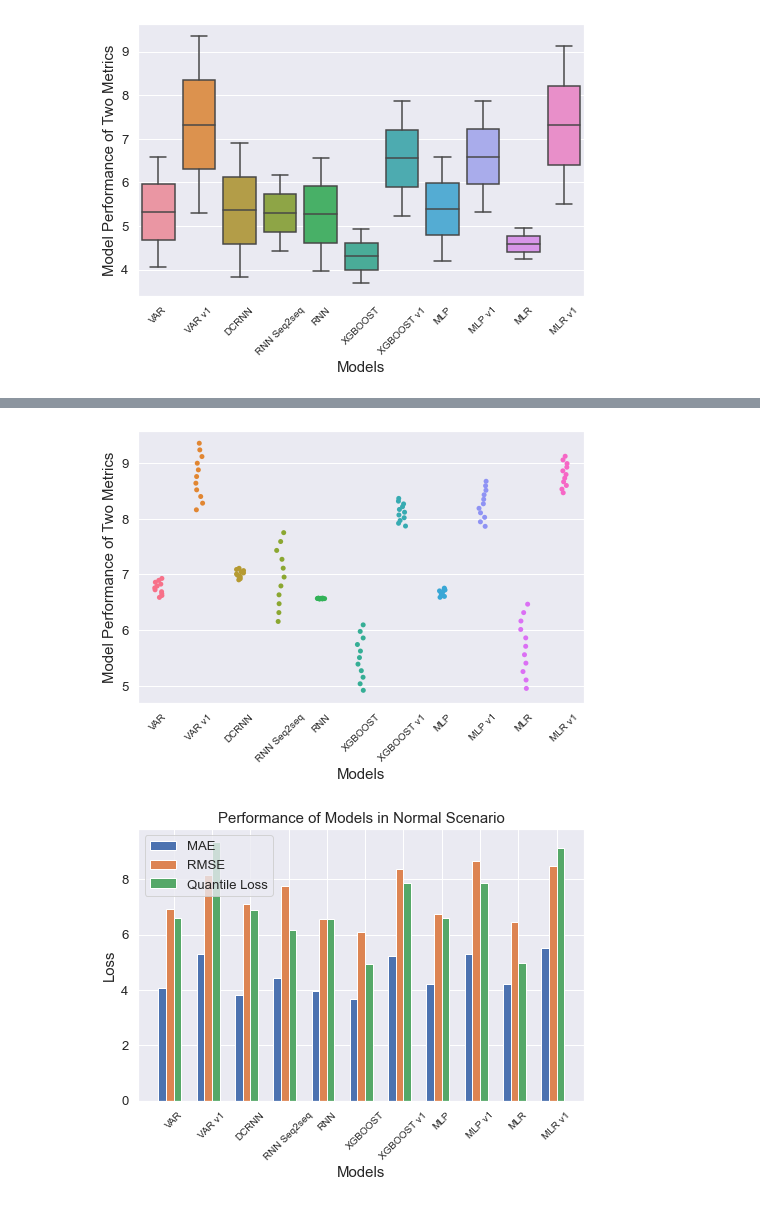
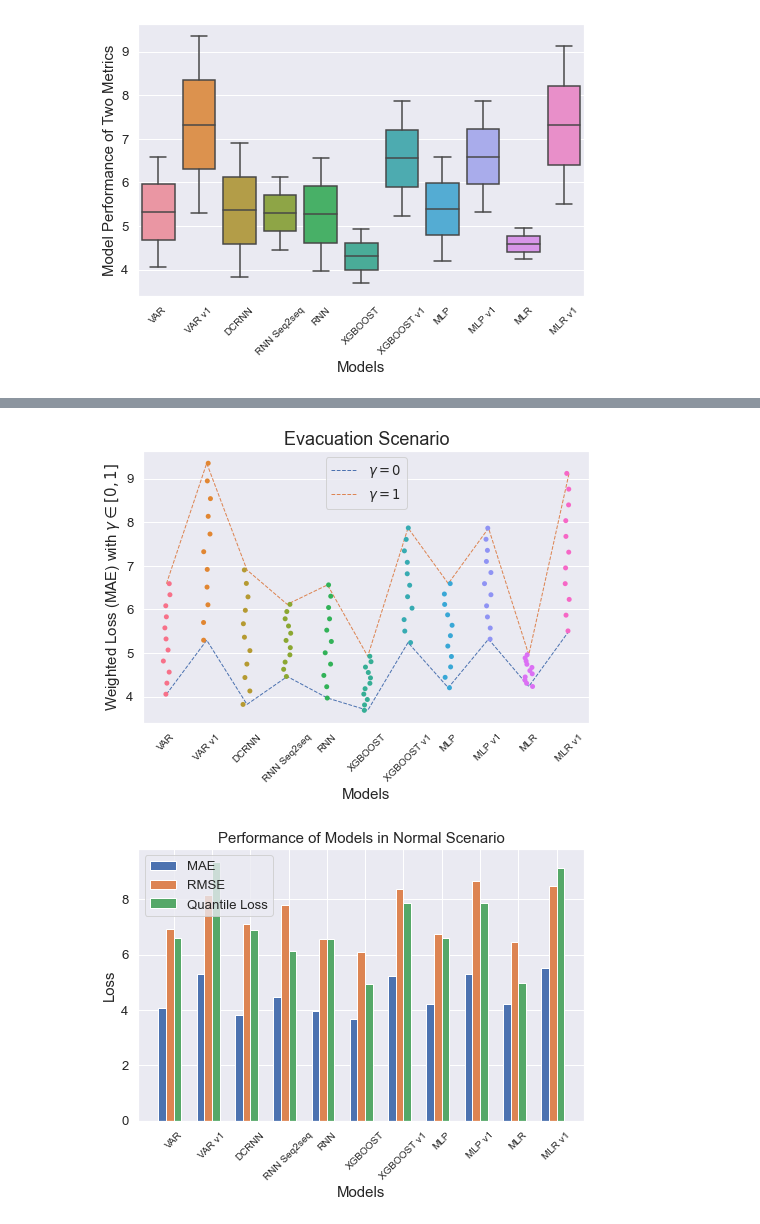
Before and after one commit to WaimenMak/Benchmarking-Crowd-Flow-Prediction, a Jupyter notebook: Scenario Processing.ipynb, the cells around one changed output, grey strips where cells are left out. Cells and saved outputs as stored; diff of their text form; code cells hidden in the pictures.

```diff
--- a/Scenario Processing.ipynb
+++ b/Scenario Processing.ipynb
@@ -1033,6 +1033,7 @@ def plot_weighted_loss_line(L1, L2, models, save=False):
     # Add y-title to the left side
     plt.ylabel("Normalized RMSE", fontsize=15)
     plt.xlabel("γ", fontsize=15)
+    plt.title("Evacuation Scenario", fontsize=18)
     # Create a second y-axis on the right side
     ax2 = plt.gca().twinx()
     ax2.set_ylim(ax.get_ylim())
@@ -1044,6 +1045,31 @@ def plot_weighted_loss_line(L1, L2, models, save=False):
     # plt.show()
     if save:
         plt.savefig(f'./fig/weighted_loss_line_{mode}.pdf', bbox_inches='tight')
+
+def plot_weighted_loss_dot(L1, L2, models, save=False):
+    fig, ax = plt.subplots(figsize=(8,8))
+    color_map = plt.get_cmap('tab10')
+    num_colors = len(models)
+    colors = [color_map(i) for i in np.linspace(0, 1, num_colors)]
+    # Plot the dots with assigned colors
+    # plt.scatter(L1, L2, c=colors, cmap='viridis', s=100, label=models)
+    # Plot the dots
+    for i in range(len(models)):
+        plt.scatter(L1[i], L2[i], c=[colors[i]], s=100, label=models[i])
+    # Add labels for each point
+    for i, model in enumerate(models):
+        plt.text(L1[i], L2[i], model, ha='right', va='bottom', fontsize=10)
+
+    # Show y-ticks on both sides
+    # plt.tick_params(axis='y', which='both', left=True, right=True)
+
+    # Add axis labels and title
+    plt.xlabel("MAE", fontsize=15)
+    plt.ylabel("Quantile 0.9", fontsize=15)
+    plt.title("Normal Scenario", fontsize=18)
+    plt.legend()
+    if save:
+        plt.savefig('./fig/weighted_loss_dot.pdf', bbox_inches='tight')
 
 def plot_weighted_loss_box(L1, L2, models, save=False):
    gamma = np.arange(0, 1.1, 0.1)
@@ -1058,7 +1084,7 @@ def plot_weighted_loss_box(L1, L2, models, save=False):
    plt.xlabel("Models", fontsize=15)
    plt.xticks(np.arange(len(models)), models, rotation=45, fontsize=10)
    if save:
-       plt.savefig(f'./fig/weighted_loss_box_{mode}.pdf', bbox_inches='tight')
+       plt.savefig(f'./fig/weighted_loss_box_{mode}.pdf', bbox_inches='tight', transparent=True)
 
 def plot_groupbar(L1, L2, L3, models, sc=None, save=False):
     """
@@ -1115,8 +1141,11 @@ def plot_stripplot(L1, L2, models, save=False):
         + gamma.reshape([-1, 1]) @ np.array(L2).reshape([1, -1]))
     fig, ax = plt.subplots(figsize=(8, 5))
     sns.stripplot(data=L, ax=ax)
-    plt.ylabel("Model Performance of Two Metrics", fontsize=15)
+    sns.lineplot(x=np.arange(len(models)), y=L[0,:], linewidth=1, linestyle="--", label=r"$\gamma = 0$", ax=ax)
+    sns.lineplot(x=np.arange(len(models)), y=L[-1,:], linewidth=1, linestyle="--", label=r"$\gamma = 1$", ax=ax)
+    plt.title(f'Evacuation Scenario', fontsize=18)
+    plt.ylabel(r"Weighted Loss (MAE) with $\gamma \in [0,1]$", fontsize=15)
     plt.xlabel("Models", fontsize=15)
     plt.xticks(np.arange(len(models)), models, rotation=45, fontsize=10)
     if save:
-        plt.savefig(f'./fig/weighted_loss_box_{mode}.pdf', bbox_inches='tight')
+        plt.savefig(f'./fig/strip_{mode}.pdf', bbox_inches='tight')
@@ -1330,3 +1367,3 @@ plot_weighted_loss_box(mae_list, qt_list, model_names)
 # %%
-plot_stripplot(rmse_list, qt_list, model_names)
+plot_stripplot(mae_list, qt_list, model_names)
 # %% [output]
@@ -1335,4 +1372,4 @@ plot_stripplot(rmse_list, qt_list, model_names)
-[figure, old version]
+[figure, new version]
 # %%
 plot_groupbar(mae_list, rmse_list, qt_list, model_names, sc="Normal", save=True)
 # %% [output]
```
Also changed, not shown: parts of 25 cells of this notebook, 1 other file.
